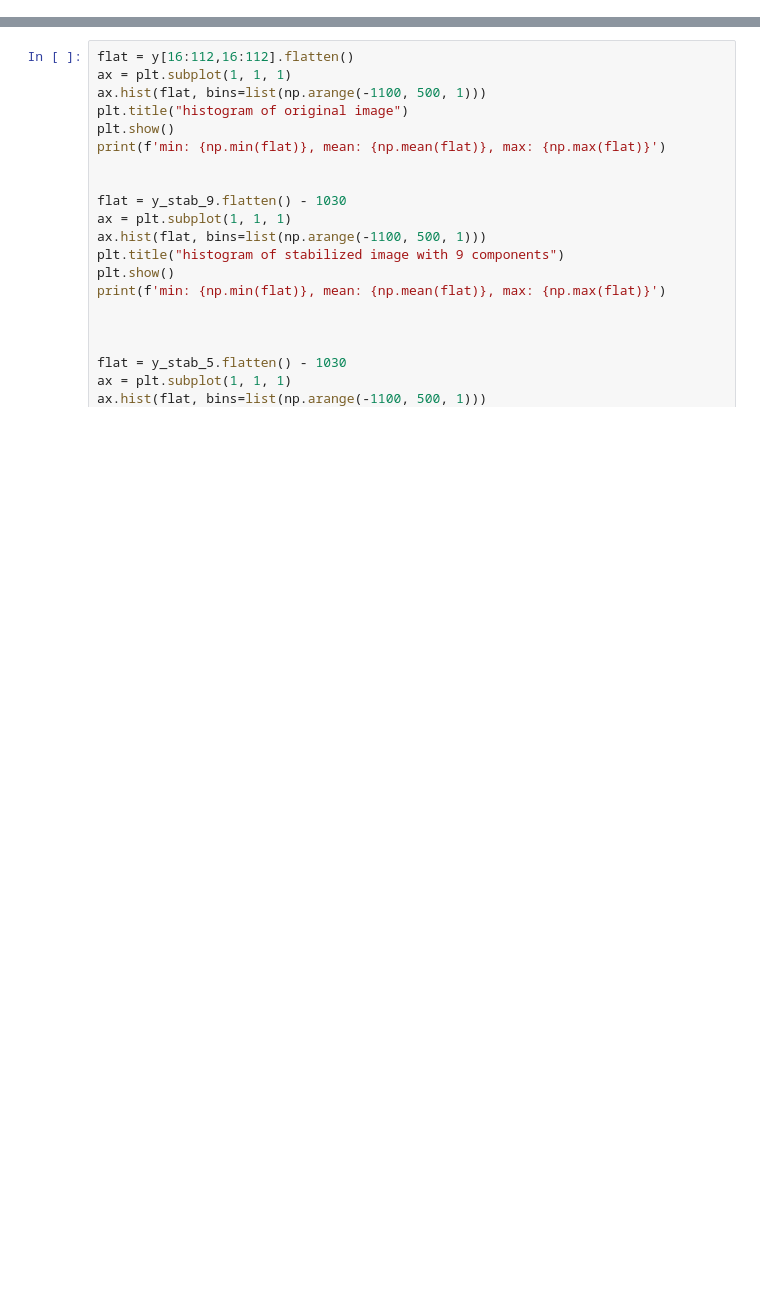
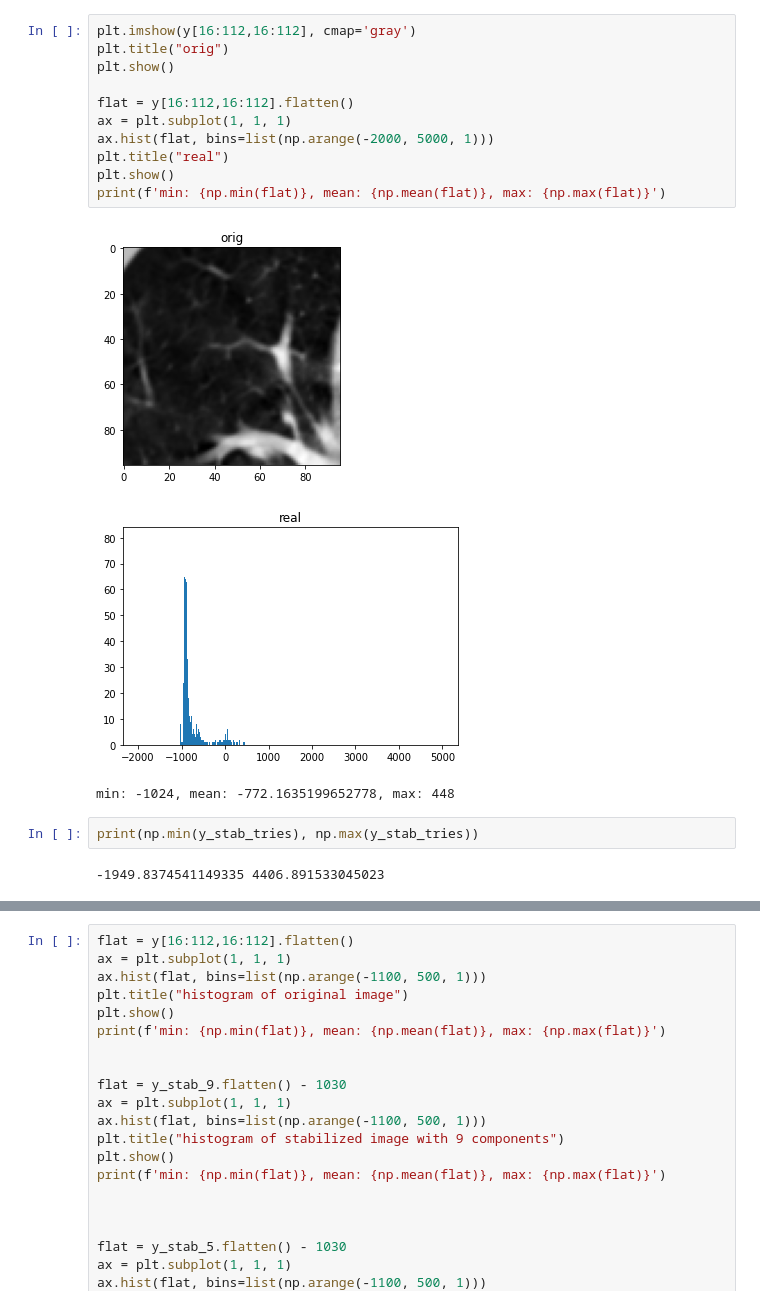
Before and after one commit to s-mostafa-a/CT-noise-statistical-characterization, a Jupyter notebook: notebooks/debug.ipynb, the cells around one changed output, grey strips where cells are left out. Drawn from its saved outputs; the diff is of its cells as text; blank space fills up the shorter version.

```diff
--- a/notebooks/debug.ipynb
+++ b/notebooks/debug.ipynb
@@ -64,0 +63,19 @@ iteration: 2, error: 8.091469880420277e-15
+# %%
+plt.imshow(y[16:112,16:112], cmap='gray')
+plt.title("orig")
+plt.show()
+
+flat = y[16:112,16:112].flatten()
+ax = plt.subplot(1, 1, 1)
+ax.hist(flat, bins=list(np.arange(-2000, 5000, 1)))
+plt.title("real")
+plt.show()
+print(f'min: {np.min(flat)}, mean: {np.mean(flat)}, max: {np.max(flat)}')
+# %% [output]
+[figure, added]
+[figure, added]
+min: -1024, mean: -772.1635199652778, max: 448
+# %%
+print(np.min(y_stab_tries), np.max(y_stab_tries))
+# %% [output]
+-1949.8374541149335 4406.891533045023
```
Also changed, not shown: parts of 7 cells of this notebook, 8 other files.
